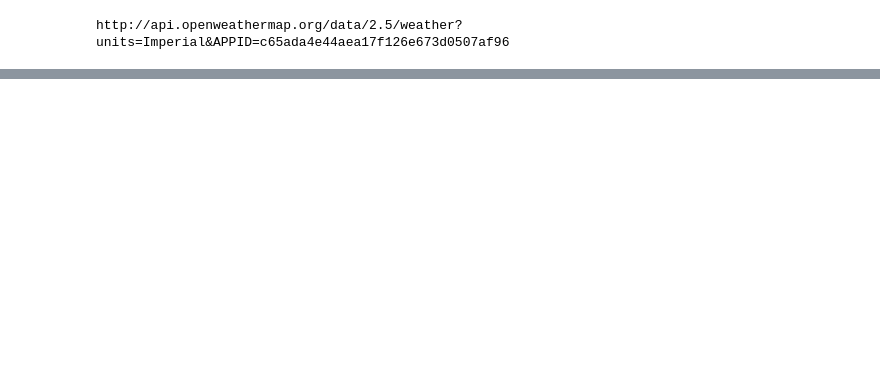
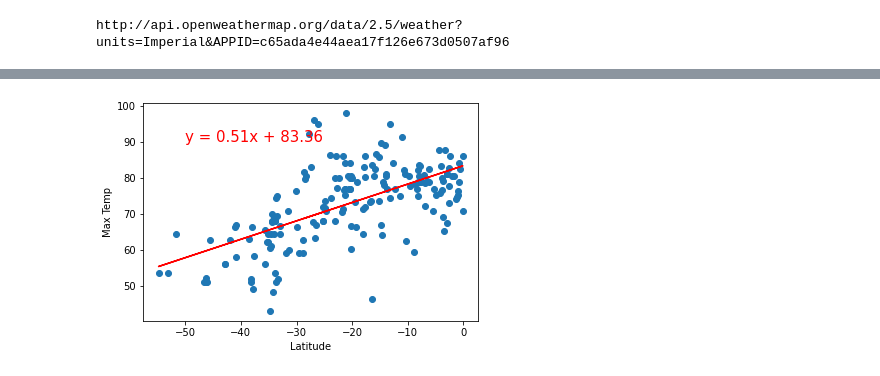
Before and after one commit to Jacqueline-Esbri/World_Weather_Analysis, a Jupyter notebook: WeatherPy.ipynb, the cells around one changed output, grey strips where cells are left out. Saved outputs shown, nothing was run; the diff lists cells and outputs as text; code cells hidden in the pictures; blank space fills up the shorter version.

```diff
--- a/WeatherPy.ipynb
+++ b/WeatherPy.ipynb
@@ -384,0 +585,17 @@ plt.show()
+# %%
+#[14]
+
+# Create a function to create perform linear regression on the weather data
+# and plot a regression line and the equation with the data.
+# def plot_linear_regression(x_values, y_values, title, y_label, text_coordinates):
+
+# Linear regression on the Northern Hemisphere
+x_values = southern_hemi_df["Lat"]
+y_values = southern_hemi_df["Max Temp"]
+
+# Call the function.
+plot_linear_regression(x_values, y_values,
+                       'Linear Regression on the Southern Hemisphere \
+                        for Maximum Temperature', 'Max Temp',(-50, 90))
+# %% [output]
+[figure, added]
```
Also changed, not shown: parts of 27 cells of this notebook, 9 other files.
